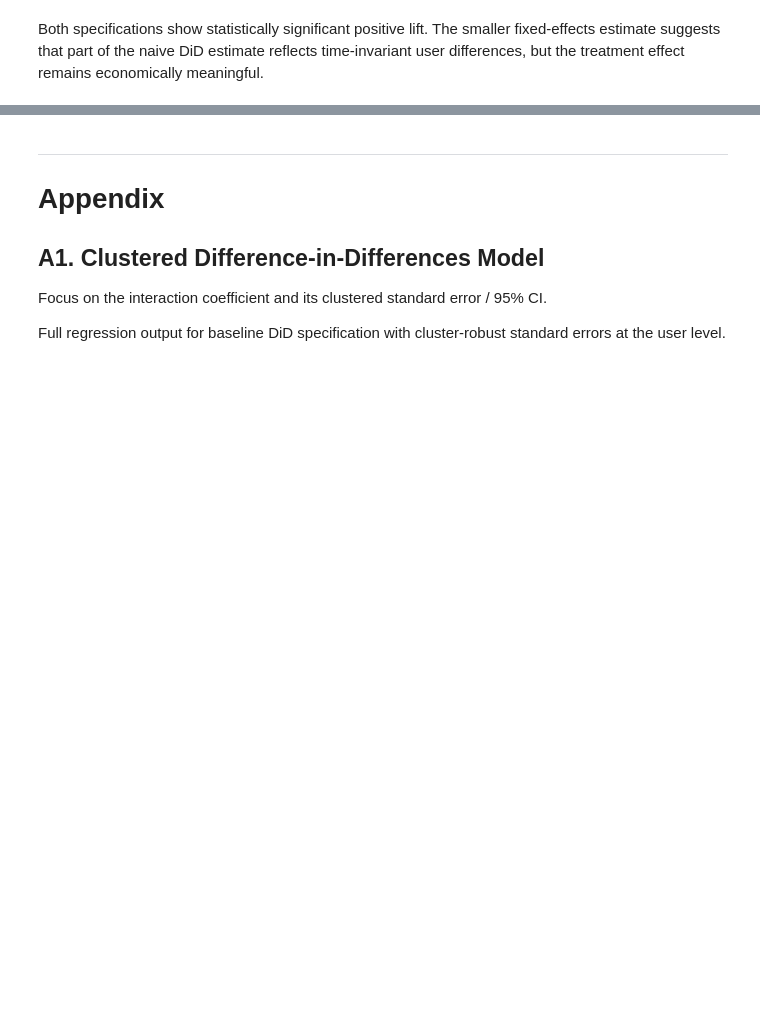
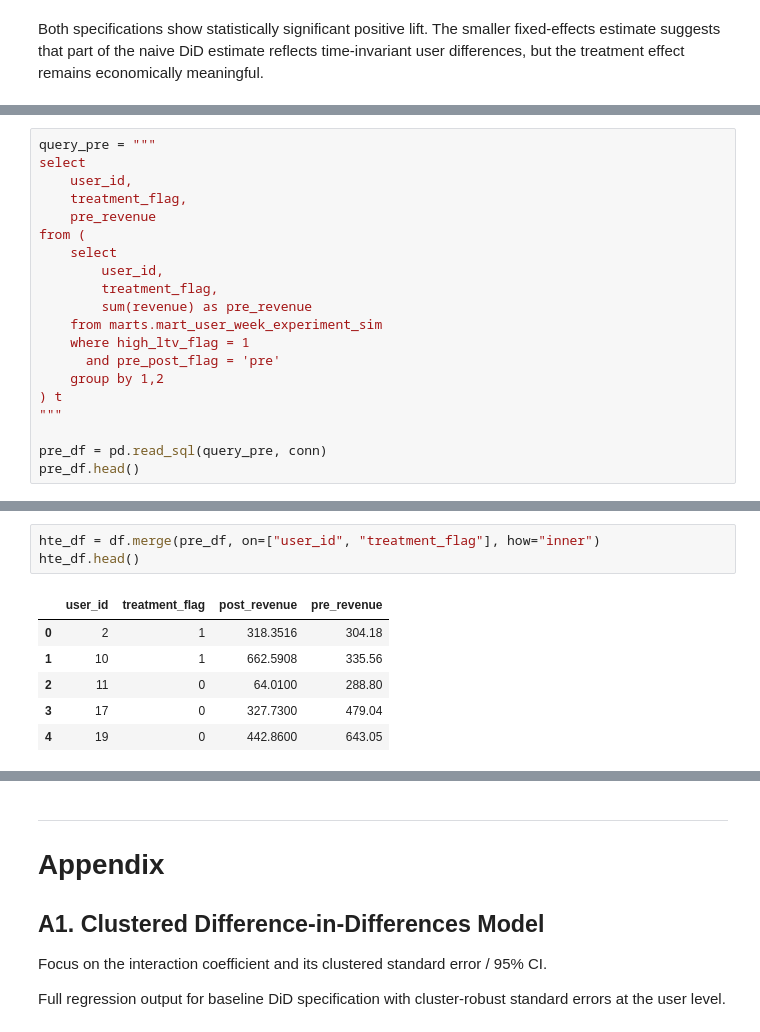
Before and after one commit to tcampayne/targeted-promotion-incrementality-experiment, a Jupyter notebook: analysis/02_inference.ipynb, the cells around one changed output, grey strips where cells are left out. Saved outputs shown, nothing was run; the diff lists cells and outputs as text; blank space fills up the shorter version.

```diff
--- a/analysis/02_inference.ipynb
+++ b/analysis/02_inference.ipynb
@@ -361,0 +369,20 @@ Both specifications show statistically significant positive lift. The smaller fi
+# %%
+query_pre = """
+select
+    user_id,
+    treatment_flag,
+    pre_revenue
+from (
+    select
+        user_id,
+        treatment_flag,
+        sum(revenue) as pre_revenue
+    from marts.mart_user_week_experiment_sim
+    where high_ltv_flag = 1
+      and pre_post_flag = 'pre'
+    group by 1,2
+) t
+"""
+
+pre_df = pd.read_sql(query_pre, conn)
+pre_df.head()
@@ -361,0 +396,10 @@ Both specifications show statistically significant positive lift. The smaller fi
+# %%
+hte_df = df.merge(pre_df, on=["user_id", "treatment_flag"], how="inner")
+hte_df.head()
+# %% [output]
+|  | user_id | treatment_flag | post_revenue | pre_revenue |
+| 0 | 2 | 1 | 318.3516 | 304.18 |
+| 1 | 10 | 1 | 662.5908 | 335.56 |
+| 2 | 11 | 0 | 64.0100 | 288.80 |
+| 3 | 17 | 0 | 327.7300 | 479.04 |
+| 4 | 19 | 0 | 442.8600 | 643.05 |
```
Also changed, not shown: parts of 18 cells of this notebook, 5 other files.
